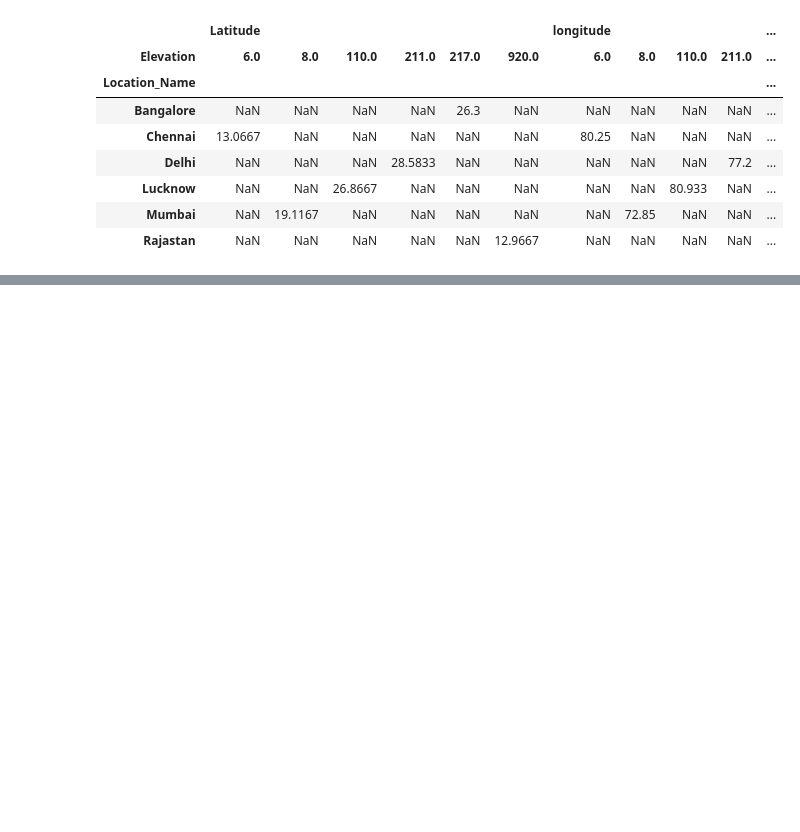
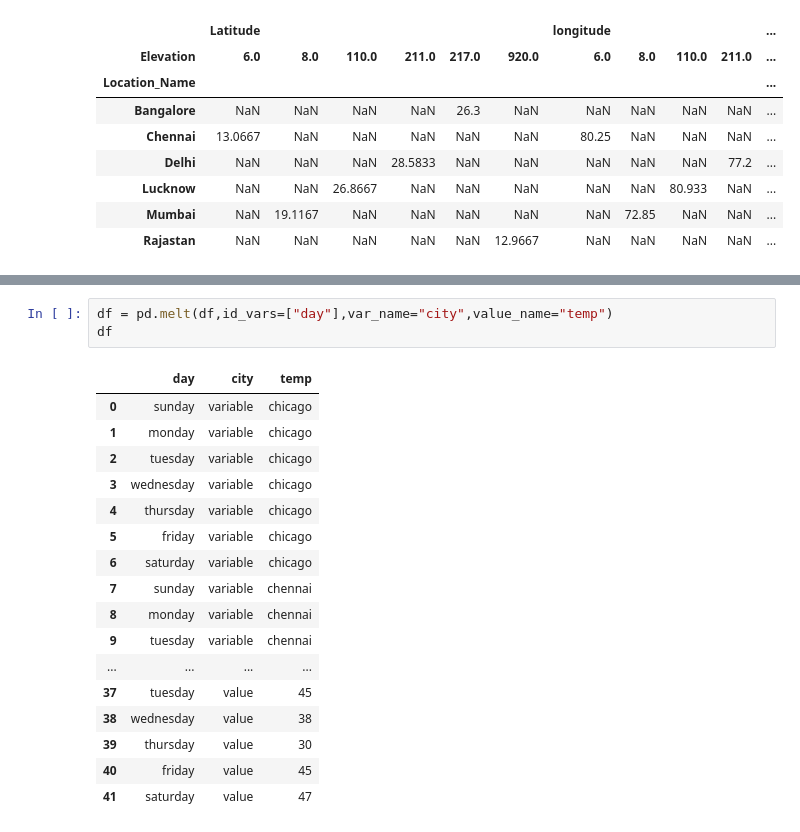
Before and after one commit to BalaMahalakshmi/Python, a Jupyter notebook: pandas.ipynb, the cells around one changed output, grey strips where cells are left out. Cells and saved outputs as stored; diff of their text form; blank space fills up the shorter version.

```diff
--- a/pandas.ipynb
+++ b/pandas.ipynb
@@ -888,0 +938,21 @@ df.pivot_table(index="Location_Name", columns="Elevation", margins=True)
+# %%
+df = pd.melt(df,id_vars=["day"],var_name="city",value_name="temp")
+df
+# %% [output]
+|  | day | city | temp |
+| 0 | sunday | variable | chicago |
+| 1 | monday | variable | chicago |
+| 2 | tuesday | variable | chicago |
+| 3 | wednesday | variable | chicago |
+| 4 | thursday | variable | chicago |
+| 5 | friday | variable | chicago |
+| 6 | saturday | variable | chicago |
+| 7 | sunday | variable | chennai |
+| 8 | monday | variable | chennai |
+| 9 | tuesday | variable | chennai |
+| ... | ... | ... | ... |
+| 37 | tuesday | value | 45 |
+| 38 | wednesday | value | 38 |
+| 39 | thursday | value | 30 |
+| 40 | friday | value | 45 |
+| 41 | saturday | value | 47 |
```
Also changed, not shown: parts of 12 cells of this notebook.
